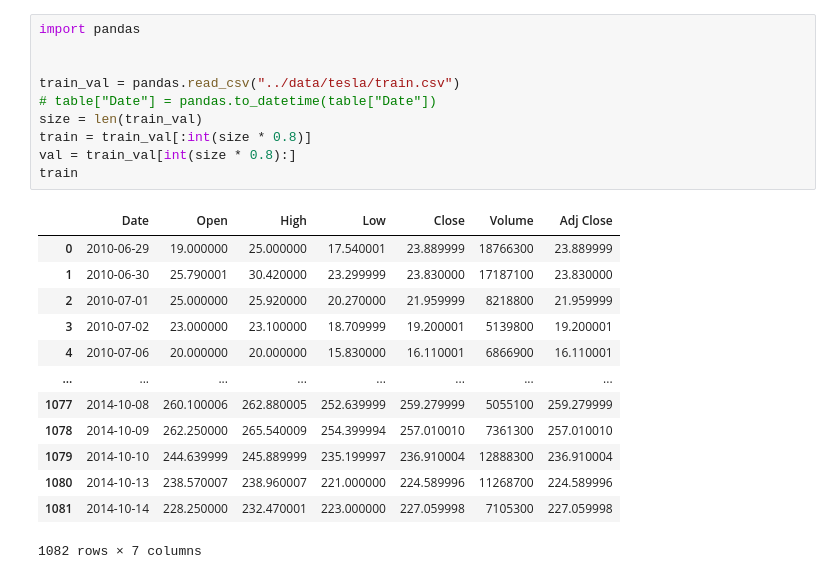
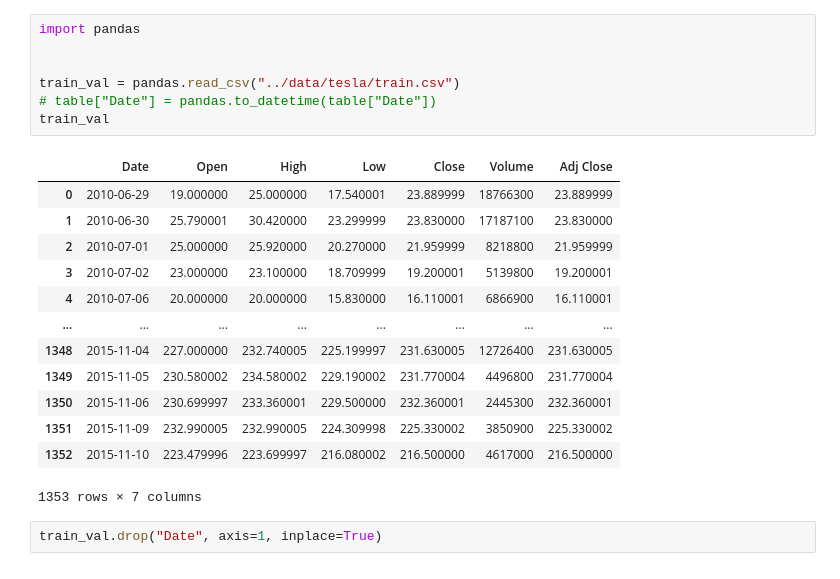
Before and after one commit to HaiAu2501/EL4TF, a Jupyter notebook: linear_models/linear_regression.ipynb, the cells around one changed output. Cells and saved outputs as stored; diff of their text form.

```diff
--- a/linear_models/linear_regression.ipynb
+++ b/linear_models/linear_regression.ipynb
@@ -1,27 +1,26 @@
 # %%
 import pandas
 
 
 train_val = pandas.read_csv("../data/tesla/train.csv")
 # table["Date"] = pandas.to_datetime(table["Date"])
-size = len(train_val)
-train = train_val[:int(size * 0.8)]
-val = train_val[int(size * 0.8):]
-train
+train_val
 # %% [output]
 |  | Date | Open | High | Low | Close | Volume | Adj Close |
 | 0 | 2010-06-29 | 19.000000 | 25.000000 | 17.540001 | 23.889999 | 18766300 | 23.889999 |
 | 1 | 2010-06-30 | 25.790001 | 30.420000 | 23.299999 | 23.830000 | 17187100 | 23.830000 |
 | 2 | 2010-07-01 | 25.000000 | 25.920000 | 20.270000 | 21.959999 | 8218800 | 21.959999 |
 | 3 | 2010-07-02 | 23.000000 | 23.100000 | 18.709999 | 19.200001 | 5139800 | 19.200001 |
 | 4 | 2010-07-06 | 20.000000 | 20.000000 | 15.830000 | 16.110001 | 6866900 | 16.110001 |
 | ... | ... | ... | ... | ... | ... | ... | ... |
-| 1077 | 2014-10-08 | 260.100006 | 262.880005 | 252.639999 | 259.279999 | 5055100 | 259.279999 |
-| 1078 | 2014-10-09 | 262.250000 | 265.540009 | 254.399994 | 257.010010 | 7361300 | 257.010010 |
-| 1079 | 2014-10-10 | 244.639999 | 245.889999 | 235.199997 | 236.910004 | 12888300 | 236.910004 |
-| 1080 | 2014-10-13 | 238.570007 | 238.960007 | 221.000000 | 224.589996 | 11268700 | 224.589996 |
-| 1081 | 2014-10-14 | 228.250000 | 232.470001 | 223.000000 | 227.059998 | 7105300 | 227.059998 |
+| 1348 | 2015-11-04 | 227.000000 | 232.740005 | 225.199997 | 231.630005 | 12726400 | 231.630005 |
+| 1349 | 2015-11-05 | 230.580002 | 234.580002 | 229.190002 | 231.770004 | 4496800 | 231.770004 |
+| 1350 | 2015-11-06 | 230.699997 | 233.360001 | 229.500000 | 232.360001 | 2445300 | 232.360001 |
+| 1351 | 2015-11-09 | 232.990005 | 232.990005 | 224.309998 | 225.330002 | 3850900 | 225.330002 |
+| 1352 | 2015-11-10 | 223.479996 | 223.699997 | 216.080002 | 216.500000 | 4617000 | 216.500000 |
-1082 rows × 7 columns
+1353 rows × 7 columns
+# %%
+train_val.drop("Date", axis=1, inplace=True)
 # %%
 from typing import List, Tuple
 
```
Also changed, not shown: parts of 15 cells of this notebook.
